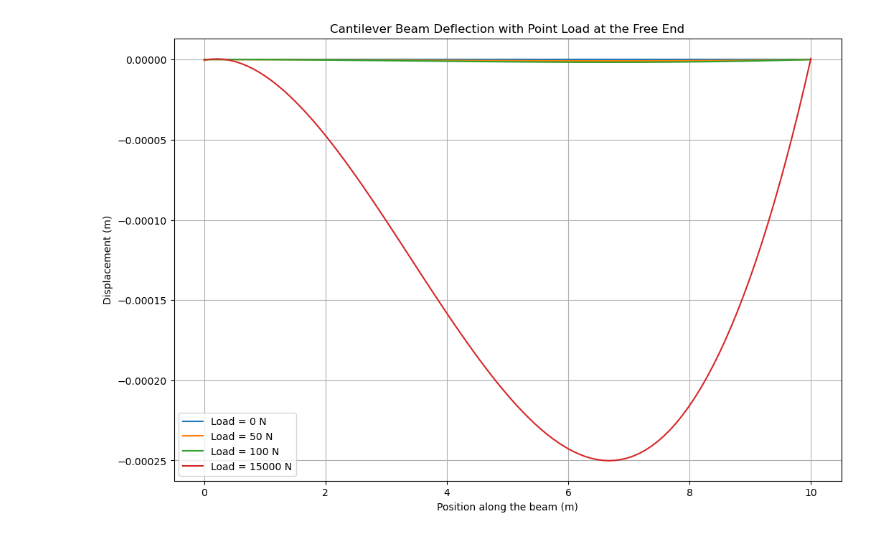
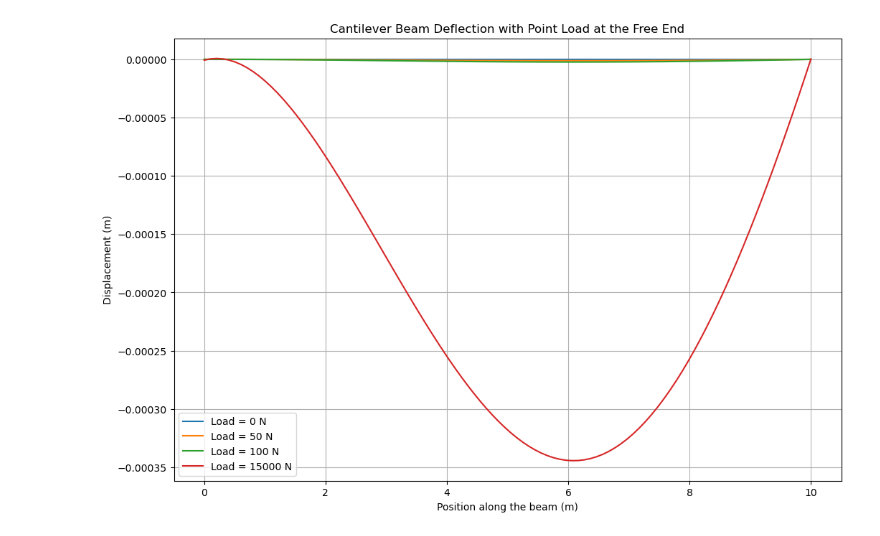
Before and after one commit to philipzolf/Project2, a Jupyter notebook: master.ipynb, the cells around one changed output. Drawn from its saved outputs; the diff is of its cells as text; code cells hidden in the pictures.

```diff
--- a/master.ipynb
+++ b/master.ipynb
@@ -50,32 +50,32 @@ n = 100
 L = 10.0  # Length of the beam in meters
 EI = 1.0e2  # Flexural rigidity in N*m^2
 mu = 0.1  # Mass per unit length in kg/m
 delta_x = L / (n - 1)
-delta_t = 0.01
+delta_t = 0.001
 x_values = np.linspace(0, L, n)
 I = identity(n, format='csc')
 
 load_values = [0, 50, 100, 15000]  # in N
 
 plt.figure(figsize=(12, 8))
 
 A = construct_A_matrix(n, delta_x)
 
 for load in load_values:
     u_k = np.zeros(n)
     u_k1 = trapezoid_step(u_k, A, I, EI, mu, delta_t, delta_x, x_values, 0, load, L)
 
 
     plt.plot(x_values, u_k1, label=f'Load = {load} N')
 
     # if load != 0:
     #     plt.arrow(L, 0, 0, u_k1[-1], head_width=0.2, head_length=0.1, fc='red', ec='red')
 
 plt.title('Cantilever Beam Deflection with Point Load at the Free End')
 plt.xlabel('Position along the beam (m)')
 plt.ylabel('Displacement (m)')
 plt.legend()
 plt.grid(True)
 plt.show()
 # %% [output]
-[figure, old version]
+[figure, new version]
```
Also changed, not shown: parts of 1 cell of this notebook.
